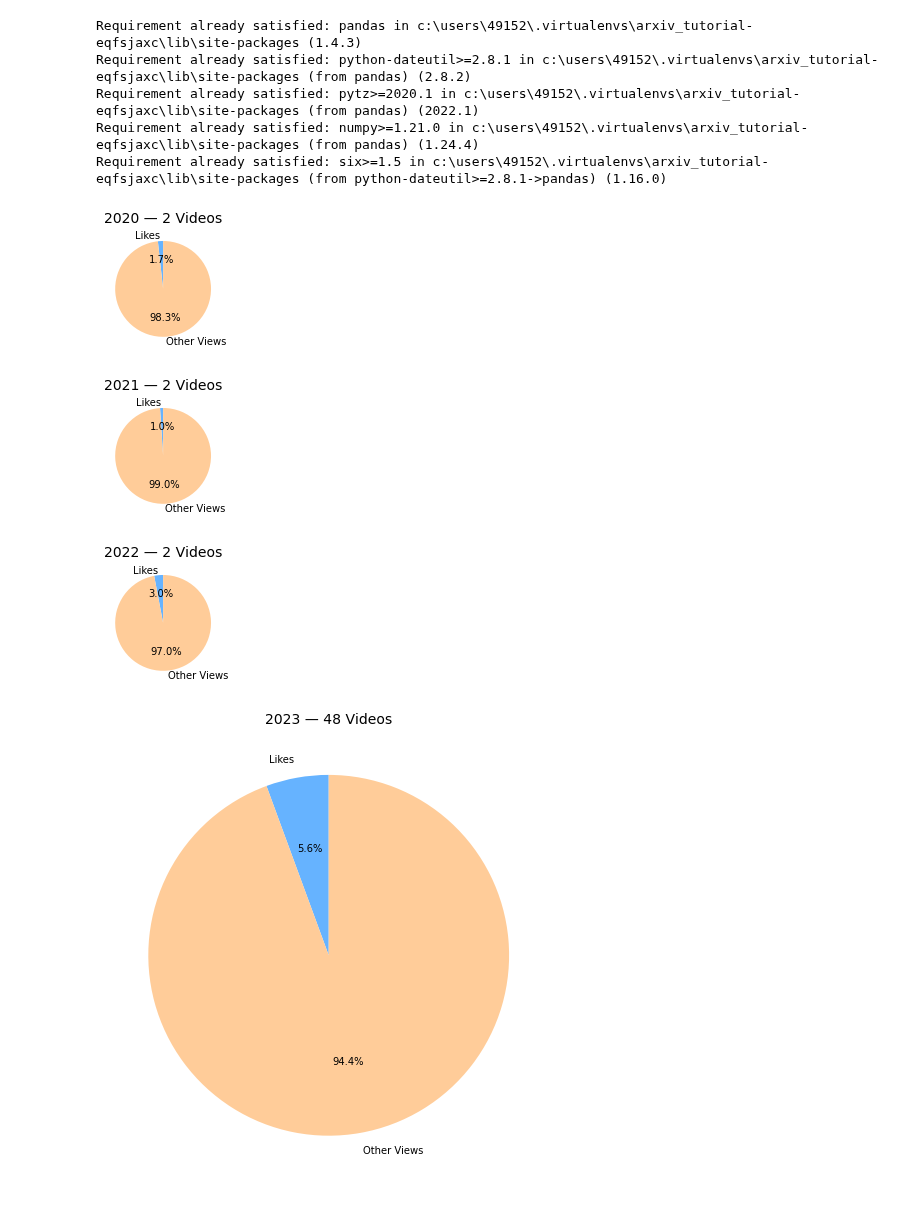
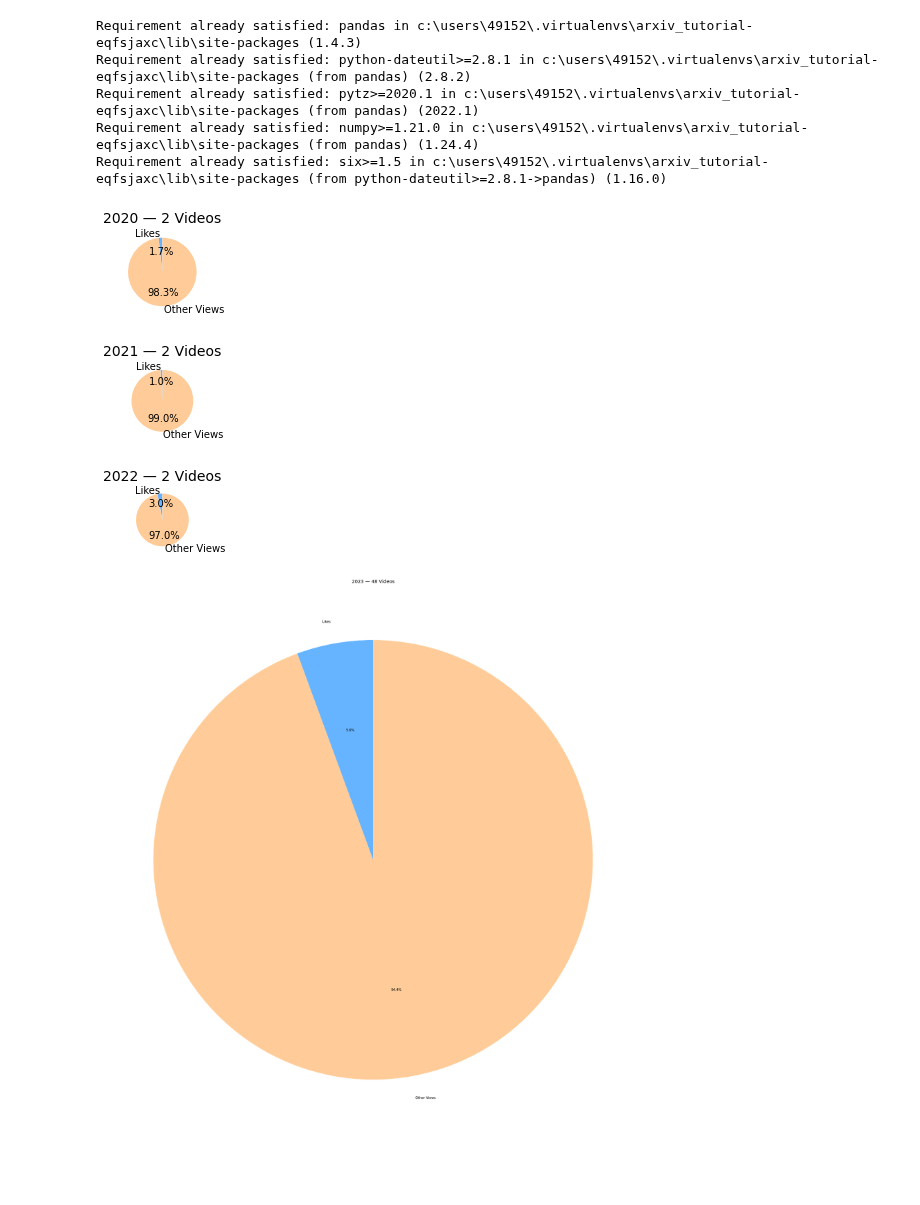
Before and after one commit to DataDivasCAU/DataDivas, a Jupyter notebook: quest7/answer_seven.ipynb, the cells around one changed output. Saved outputs shown, nothing was run; the diff lists cells and outputs as text; code cells hidden in the pictures; blank space fills up the shorter version.

Commit message:
changed pie charts

```diff
--- a/quest7/answer_seven.ipynb
+++ b/quest7/answer_seven.ipynb
@@ -53,35 +53,35 @@ with open('answer_seven.json', 'w', encoding='utf-8') as file:
 # %%
 import pandas as pd
 import matplotlib.pyplot as plt
 
 import json
 
 with open('answer_seven.json', 'r', encoding='utf-8') as file:
     statistics = json.load(file)
 
 data = pd.DataFrame.from_dict(statistics, orient='index')
 
 for period in data.index:
     views = data.loc[period, 'views']
     likes = data.loc[period, 'likes']
     videos = data.loc[period, 'videos']
 
     likes = likes
     others = max(0, views - likes)
 
-    fig, ax = plt.subplots(figsize=(videos * 0.1 + 2, videos * 0.1 + 2))
+    fig, ax = plt.subplots(figsize=(views * 0.000001 + 1, views * 0.000001 + 1))
     ax.pie(
         [likes, others],
         labels=['Likes', 'Other Views'],
         colors=['#66b3ff', '#ffcc99'],
         autopct='%1.1f%%',
         startangle=90
     )
     ax.set_title(f'{period} — {videos} Videos', fontsize=14)
     plt.tight_layout()
     plt.show()
 # %% [output]
-[figure, old version]
+[figure, new version]
-[figure, old version]
+[figure, new version]
-[figure, old version]
+[figure, new version]
-[figure, old version]
+[figure, new version]
```
Also changed, not shown: parts of 1 cell of this notebook.
